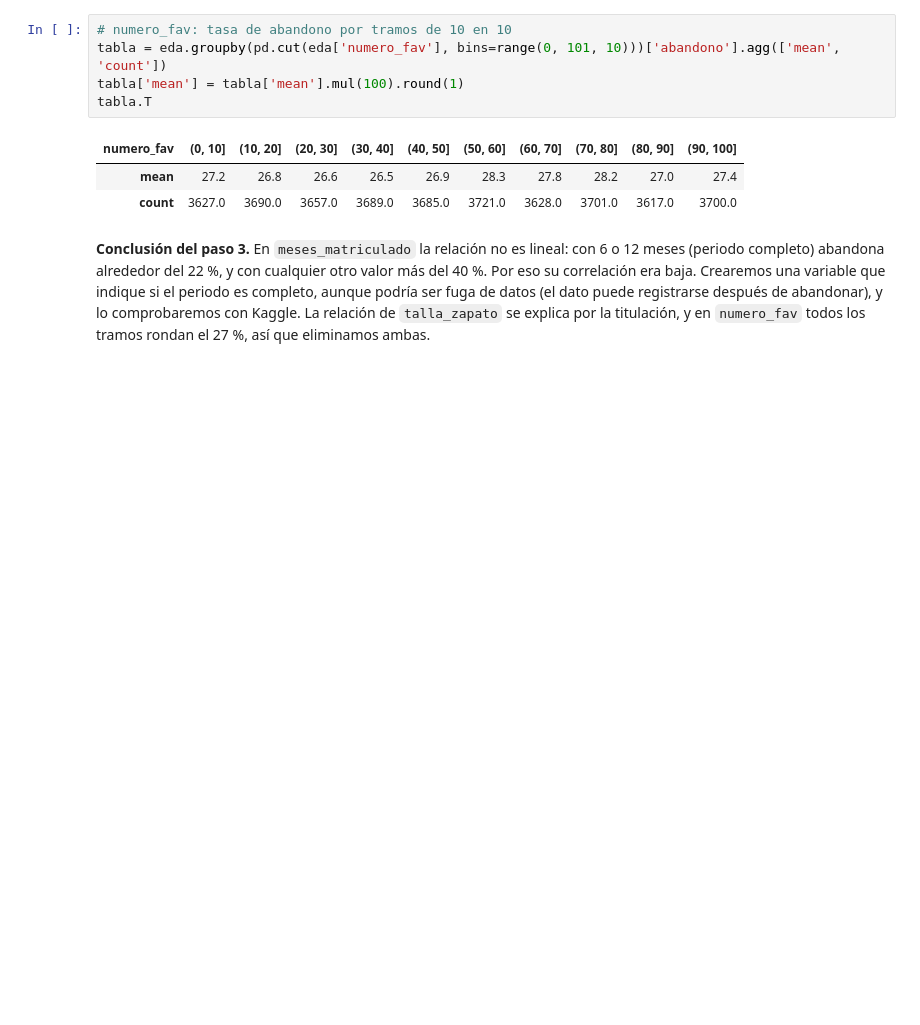
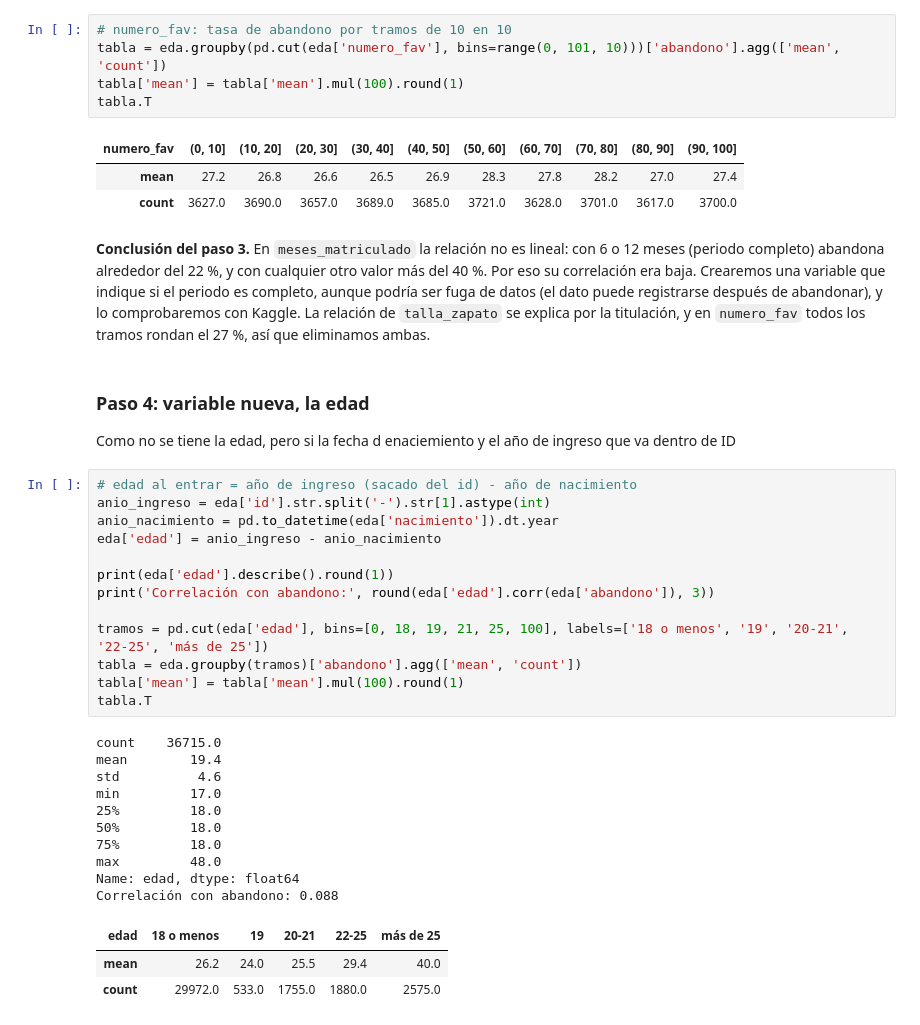
Before and after one commit to alfquito0206/data-mining-2026, a Jupyter notebook: practica-01/Práctica 1 - Análisis, procesamiento y validación .ipynb, the cells around one changed output. Saved outputs shown, nothing was run; the diff lists cells and outputs as text; blank space fills up the shorter version.

```diff
--- a/practica-01/Práctica 1 - Análisis, procesamiento y validación .ipynb
+++ b/practica-01/Práctica 1 - Análisis, procesamiento y validación .ipynb
@@ -1498,3 +1498,34 @@ tabla.T
 | count | 3627.0 | 3690.0 | 3657.0 | 3689.0 | 3685.0 | 3721.0 | 3628.0 | 3701.0 | 3617.0 | 3700.0 |
 # %% [markdown]
 **Conclusión del paso 3.** En `meses_matriculado` la relación no es lineal: con 6 o 12 meses (periodo completo) abandona alrededor del 22 %, y con cualquier otro valor más del 40 %. Por eso su correlación era baja. Crearemos una variable que indique si el periodo es completo, aunque podría ser fuga de datos (el dato puede registrarse después de abandonar), y lo comprobaremos con Kaggle. La relación de `talla_zapato` se explica por la titulación, y en `numero_fav` todos los tramos rondan el 27 %, así que eliminamos ambas.
+# %% [markdown]
+### Paso 4: variable nueva, la edad
+
+Como no se tiene la edad, pero si la fecha d enaciemiento y el año de ingreso que va dentro de ID
+# %%
+# edad al entrar = año de ingreso (sacado del id) - año de nacimiento
+anio_ingreso = eda['id'].str.split('-').str[1].astype(int)
+anio_nacimiento = pd.to_datetime(eda['nacimiento']).dt.year
+eda['edad'] = anio_ingreso - anio_nacimiento
+
+print(eda['edad'].describe().round(1))
+print('Correlación con abandono:', round(eda['edad'].corr(eda['abandono']), 3))
+
+tramos = pd.cut(eda['edad'], bins=[0, 18, 19, 21, 25, 100], labels=['18 o menos', '19', '20-21', '22-25', 'más de 25'])
+tabla = eda.groupby(tramos)['abandono'].agg(['mean', 'count'])
+tabla['mean'] = tabla['mean'].mul(100).round(1)
+tabla.T
+# %% [output]
+count    36715.0
+mean        19.4
+std          4.6
+min         17.0
+25%         18.0
+50%         18.0
+75%         18.0
+max         48.0
+Name: edad, dtype: float64
+Correlación con abandono: 0.088
+| edad | 18 o menos | 19 | 20-21 | 22-25 | más de 25 |
+| mean | 26.2 | 24.0 | 25.5 | 29.4 | 40.0 |
+| count | 29972.0 | 533.0 | 1755.0 | 1880.0 | 2575.0 |
```
Also changed, not shown: parts of 5 cells of this notebook.
